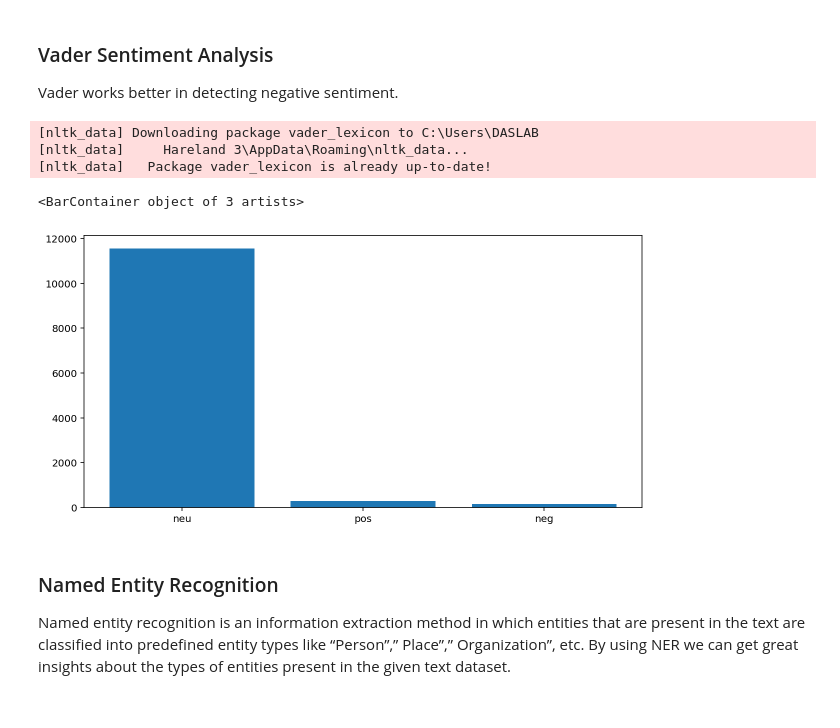
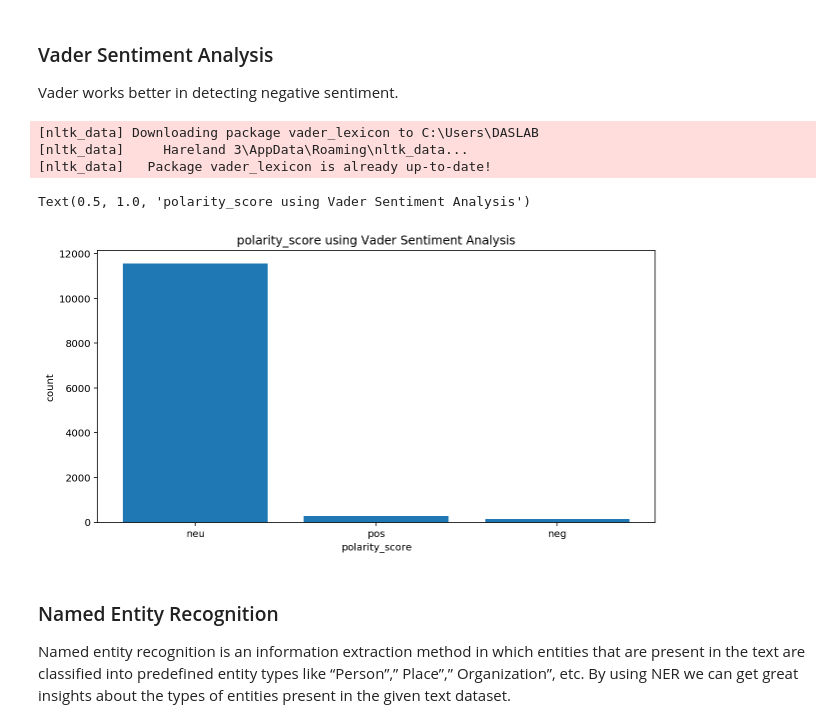
Before and after one commit to Atashnezhad/NLP_Proj2, a Jupyter notebook: Codes/P03_Exploratory data analysis.ipynb, the cells around one changed output. Drawn from its saved outputs; the diff is of its cells as text; code cells hidden in the pictures.

```diff
--- a/Codes/P03_Exploratory data analysis.ipynb
+++ b/Codes/P03_Exploratory data analysis.ipynb
@@ -641,11 +664,11 @@ df_reddit['polarity_score'].hist(bins=200, log=True)
 # %%
 def sentiment(x):
     if x<0:
-        return 'neg'
+        return 0
     elif x==0:
-        return 'neu'
+        return 1
     else:
-        return 'pos'
+        return 2
 
 df_reddit['polarity']=df_reddit['polarity_score'].map(lambda x: sentiment(x))
 
@@ -653,4 +676,8 @@ plt.figure(figsize=(10,5))
 
 plt.bar(df_reddit.polarity.value_counts().index,
         df_reddit.polarity.value_counts())
+
+plt.xlabel('polarity_score');
+plt.ylabel('count')
+plt.title('polarity_score')
 # %% [output]
@@ -681,23 +761,29 @@ Vader works better in detecting negative sentiment.
 # %%
 from nltk.sentiment.vader import SentimentIntensityAnalyzer
 nltk.download('vader_lexicon')
 sid = SentimentIntensityAnalyzer()
 
 def get_vader_score(sent):
     # Polarity score returns dictionary
     ss = sid.polarity_scores(sent)
     #return ss
     return np.argmax(list(ss.values())[:-1])
 
 
 df_reddit['polarity']=df_reddit['text_merged'].map(lambda x: get_vader_score(x))
 
 polarity=df_reddit['polarity'].replace({0:'neg',1:'neu',2:'pos'})
+df_reddit['polarity_VSA']=df_reddit['polarity'].replace({0:'neg',1:'neu',2:'pos'})
 plt.figure(figsize=(10,5))
 plt.bar(polarity.value_counts().index,polarity.value_counts())
+
+
+plt.xlabel('polarity_score');
+plt.ylabel('count')
+plt.title('polarity_score using Vader Sentiment Analysis')
 # %% [output]
 [nltk_data] Downloading package vader_lexicon to C:\Users\DASLAB
 [nltk_data]     Hareland 3\AppData\Roaming\nltk_data...
 [nltk_data]   Package vader_lexicon is already up-to-date!
-<BarContainer object of 3 artists>
+Text(0.5, 1.0, 'polarity_score using Vader Sentiment Analysis')
-[figure, old version]
+[figure, new version]
```
Also changed, not shown: parts of 65 cells of this notebook, 8 other files.
